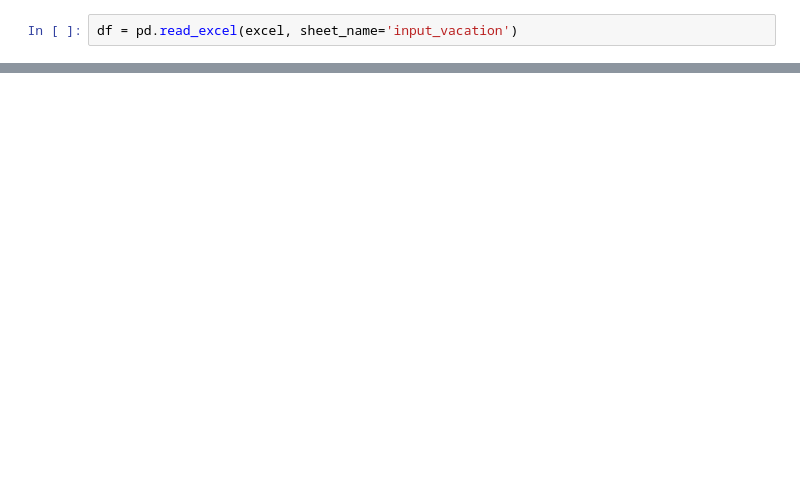
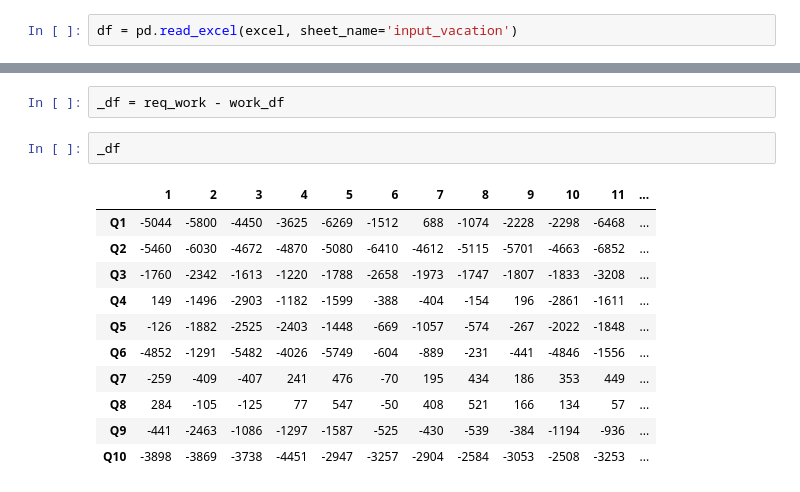
Before and after one commit to git-alice/ramax_vacation, a Jupyter notebook: notebook/eda.ipynb, the cells around one changed output, grey strips where cells are left out. Drawn from its saved outputs; the diff is of its cells as text; blank space fills up the shorter version.

```diff
--- a/notebook/eda.ipynb
+++ b/notebook/eda.ipynb
@@ -235,0 +207,16 @@ q9_with_req
+# %%
+_df = req_work - work_df
+# %%
+_df
+# %% [output]
+|  | 1 | 2 | 3 | 4 | 5 | 6 | 7 | 8 | 9 | 10 | 11 | ... |
+| Q1 | -5044 | -5800 | -4450 | -3625 | -6269 | -1512 | 688 | -1074 | -2228 | -2298 | -6468 | ... |
+| Q2 | -5460 | -6030 | -4672 | -4870 | -5080 | -6410 | -4612 | -5115 | -5701 | -4663 | -6852 | ... |
+| Q3 | -1760 | -2342 | -1613 | -1220 | -1788 | -2658 | -1973 | -1747 | -1807 | -1833 | -3208 | ... |
+| Q4 | 149 | -1496 | -2903 | -1182 | -1599 | -388 | -404 | -154 | 196 | -2861 | -1611 | ... |
+| Q5 | -126 | -1882 | -2525 | -2403 | -1448 | -669 | -1057 | -574 | -267 | -2022 | -1848 | ... |
+| Q6 | -4852 | -1291 | -5482 | -4026 | -5749 | -604 | -889 | -231 | -441 | -4846 | -1556 | ... |
+| Q7 | -259 | -409 | -407 | 241 | 476 | -70 | 195 | 434 | 186 | 353 | 449 | ... |
+| Q8 | 284 | -105 | -125 | 77 | 547 | -50 | 408 | 521 | 166 | 134 | 57 | ... |
+| Q9 | -441 | -2463 | -1086 | -1297 | -1587 | -525 | -430 | -539 | -384 | -1194 | -936 | ... |
+| Q10 | -3898 | -3869 | -3738 | -4451 | -2947 | -3257 | -2904 | -2584 | -3053 | -2508 | -3253 | ... |
```
Also changed, not shown: parts of 36 cells of this notebook, 14 other files.
